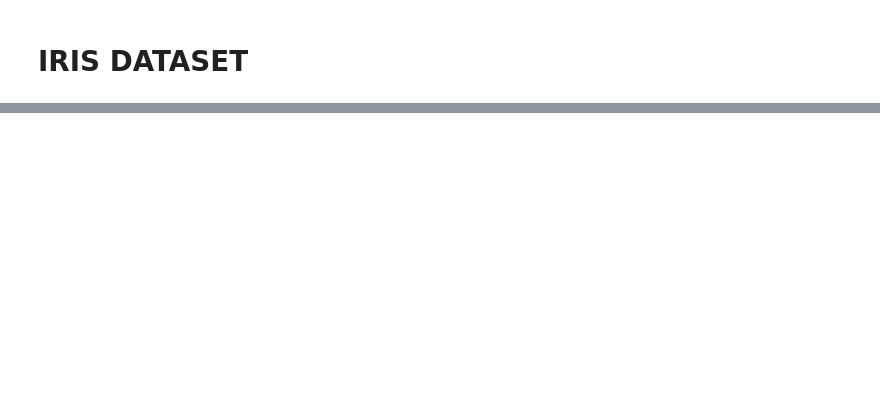
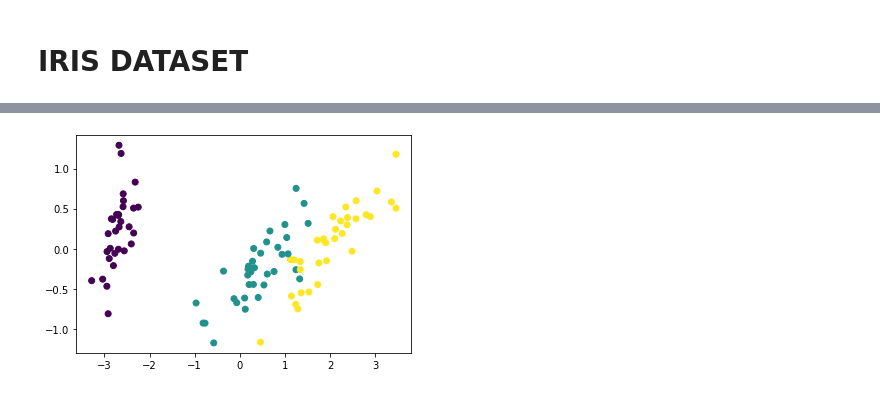
Before and after one commit to rizkyikiw42/qudit_tests, a Jupyter notebook: qutrit_var_algs/iris.ipynb, the cells around one changed output, grey strips where cells are left out. Saved outputs shown, nothing was run; the diff lists cells and outputs as text; code cells hidden in the pictures; blank space fills up the shorter version.

```diff
--- a/qutrit_var_algs/iris.ipynb
+++ b/qutrit_var_algs/iris.ipynb
@@ -20,6 +21,10 @@ y = np.array(y, requires_grad=False)
 tsne = TSNE(n_components=2, learning_rate='auto', init='random')
 X_embedded = tsne.fit_transform(X)
 test_X_embedded = tsne.fit_transform(test_X)
+# %%
+pca = PCA(n_components=2)
+X_pca = pca.fit_transform(X)
+test_X_pca = pca.fit_transform(test_X)
 # %%
 dev = qml.device("default.qutrit", wires=4)
 # %%
@@ -67,3 +72,7 @@ plot_data(X_embedded, y)
+# %%
+plot_data(X_pca, y)
+# %% [output]
+[figure, added]
 # %%
 plot_data(X_embedded, our_preds)
 # %% [output]
```
Also changed, not shown: parts of 15 cells of this notebook.
